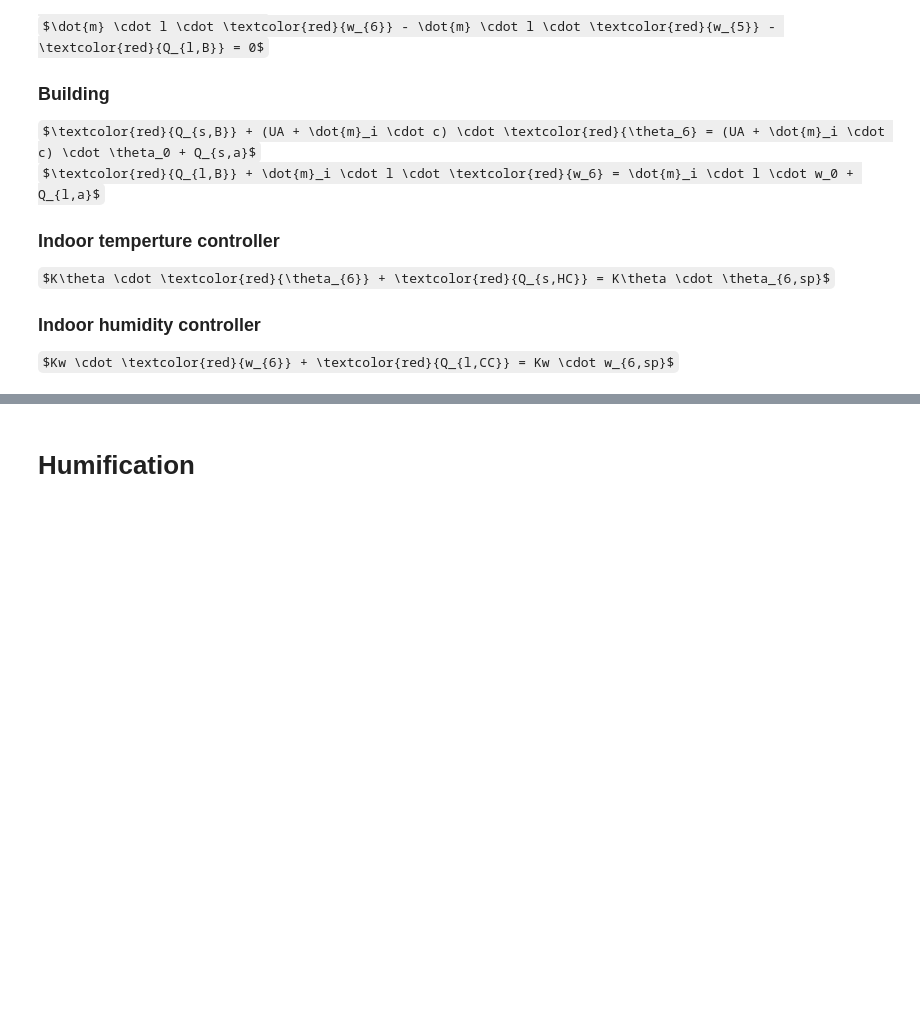
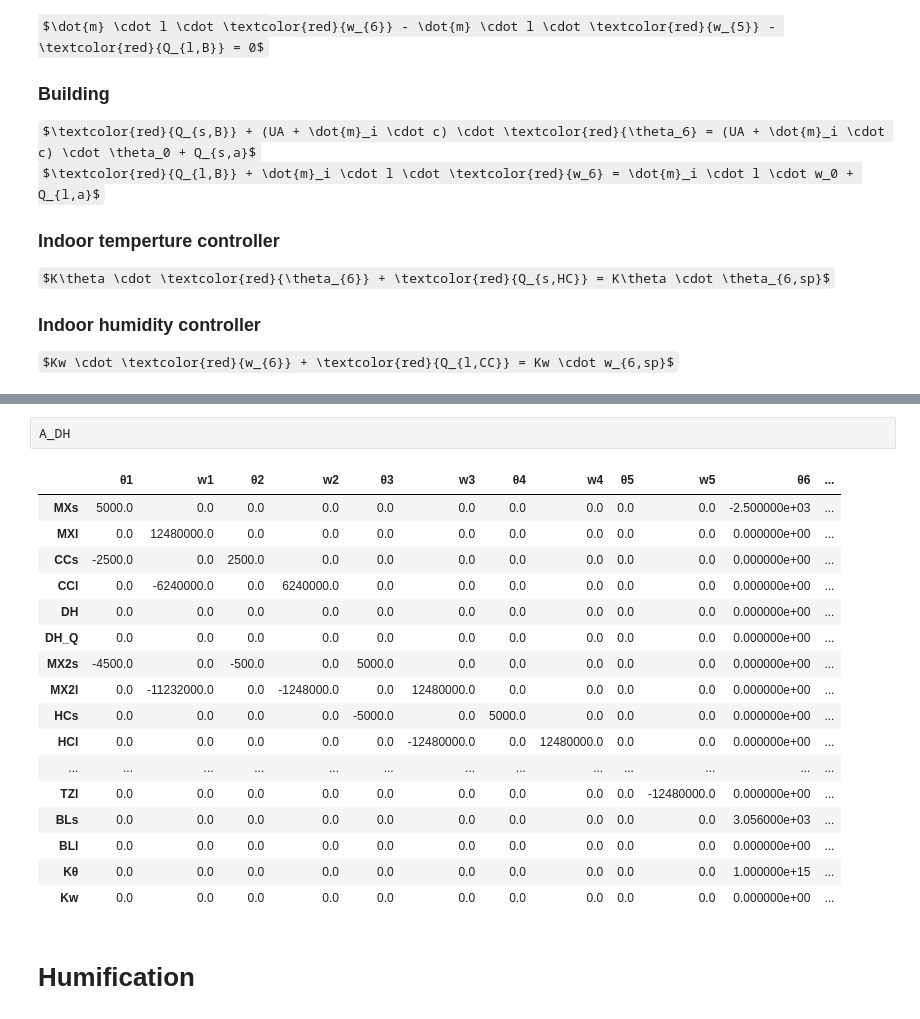
Before and after one commit to glDemonti/C4AC_project, a Jupyter notebook: Humidity_contrl.ipynb, the cells around one changed output, grey strips where cells are left out. Cells and saved outputs as stored; diff of their text form; some formulas as TeX source; blank space fills up the shorter version.

```diff
--- a/Humidity_contrl.ipynb
+++ b/Humidity_contrl.ipynb
@@ -316,6 +311,26 @@ b_DH.loc['Kθ'] = Kθ * θ_6_sp
 A_DH.loc['Kw', 'w6'] = Kw
 A_DH.loc['Kw', 'Ql_CC'] = 1
 b_DH.loc['Kw'] = Kw * w_6_sp
+# %%
+A_DH
+# %% [output]
+|  | θ1 | w1 | θ2 | w2 | θ3 | w3 | θ4 | w4 | θ5 | w5 | θ6 | ... |
+| MXs | 5000.0 | 0.0 | 0.0 | 0.0 | 0.0 | 0.0 | 0.0 | 0.0 | 0.0 | 0.0 | -2.500000e+03 | ... |
+| MXl | 0.0 | 12480000.0 | 0.0 | 0.0 | 0.0 | 0.0 | 0.0 | 0.0 | 0.0 | 0.0 | 0.000000e+00 | ... |
+| CCs | -2500.0 | 0.0 | 2500.0 | 0.0 | 0.0 | 0.0 | 0.0 | 0.0 | 0.0 | 0.0 | 0.000000e+00 | ... |
+| CCl | 0.0 | -6240000.0 | 0.0 | 6240000.0 | 0.0 | 0.0 | 0.0 | 0.0 | 0.0 | 0.0 | 0.000000e+00 | ... |
+| DH | 0.0 | 0.0 | 0.0 | 0.0 | 0.0 | 0.0 | 0.0 | 0.0 | 0.0 | 0.0 | 0.000000e+00 | ... |
+| DH_Q | 0.0 | 0.0 | 0.0 | 0.0 | 0.0 | 0.0 | 0.0 | 0.0 | 0.0 | 0.0 | 0.000000e+00 | ... |
+| MX2s | -4500.0 | 0.0 | -500.0 | 0.0 | 5000.0 | 0.0 | 0.0 | 0.0 | 0.0 | 0.0 | 0.000000e+00 | ... |
+| MX2l | 0.0 | -11232000.0 | 0.0 | -1248000.0 | 0.0 | 12480000.0 | 0.0 | 0.0 | 0.0 | 0.0 | 0.000000e+00 | ... |
+| HCs | 0.0 | 0.0 | 0.0 | 0.0 | -5000.0 | 0.0 | 5000.0 | 0.0 | 0.0 | 0.0 | 0.000000e+00 | ... |
+| HCl | 0.0 | 0.0 | 0.0 | 0.0 | 0.0 | -12480000.0 | 0.0 | 12480000.0 | 0.0 | 0.0 | 0.000000e+00 | ... |
+| ... | ... | ... | ... | ... | ... | ... | ... | ... | ... | ... | ... | ... |
+| TZl | 0.0 | 0.0 | 0.0 | 0.0 | 0.0 | 0.0 | 0.0 | 0.0 | 0.0 | -12480000.0 | 0.000000e+00 | ... |
+| BLs | 0.0 | 0.0 | 0.0 | 0.0 | 0.0 | 0.0 | 0.0 | 0.0 | 0.0 | 0.0 | 3.056000e+03 | ... |
+| BLl | 0.0 | 0.0 | 0.0 | 0.0 | 0.0 | 0.0 | 0.0 | 0.0 | 0.0 | 0.0 | 0.000000e+00 | ... |
+| Kθ | 0.0 | 0.0 | 0.0 | 0.0 | 0.0 | 0.0 | 0.0 | 0.0 | 0.0 | 0.0 | 1.000000e+15 | ... |
+| Kw | 0.0 | 0.0 | 0.0 | 0.0 | 0.0 | 0.0 | 0.0 | 0.0 | 0.0 | 0.0 | 0.000000e+00 | ... |
 # %% [markdown]
 # Humification
 # %% [markdown]
```
Also changed, not shown: parts of 4 cells of this notebook.
